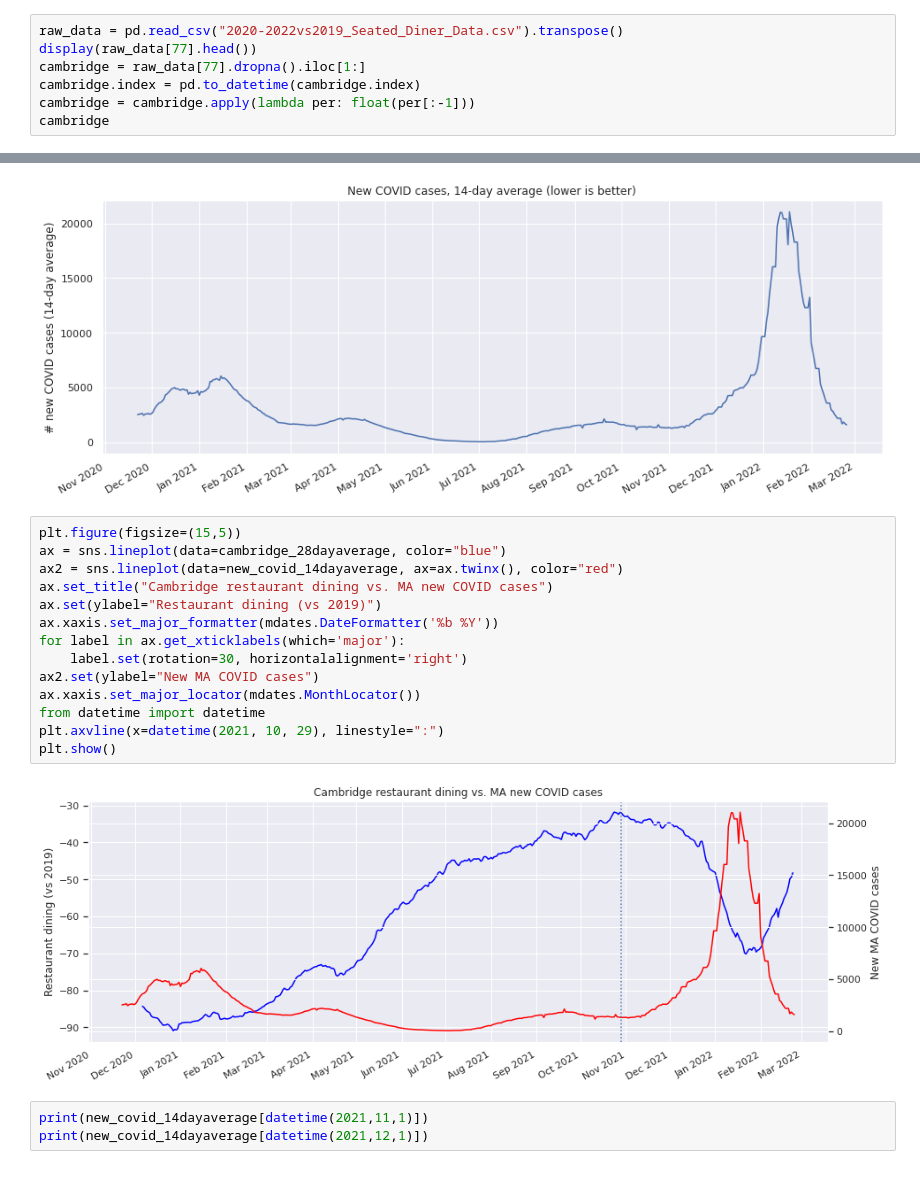
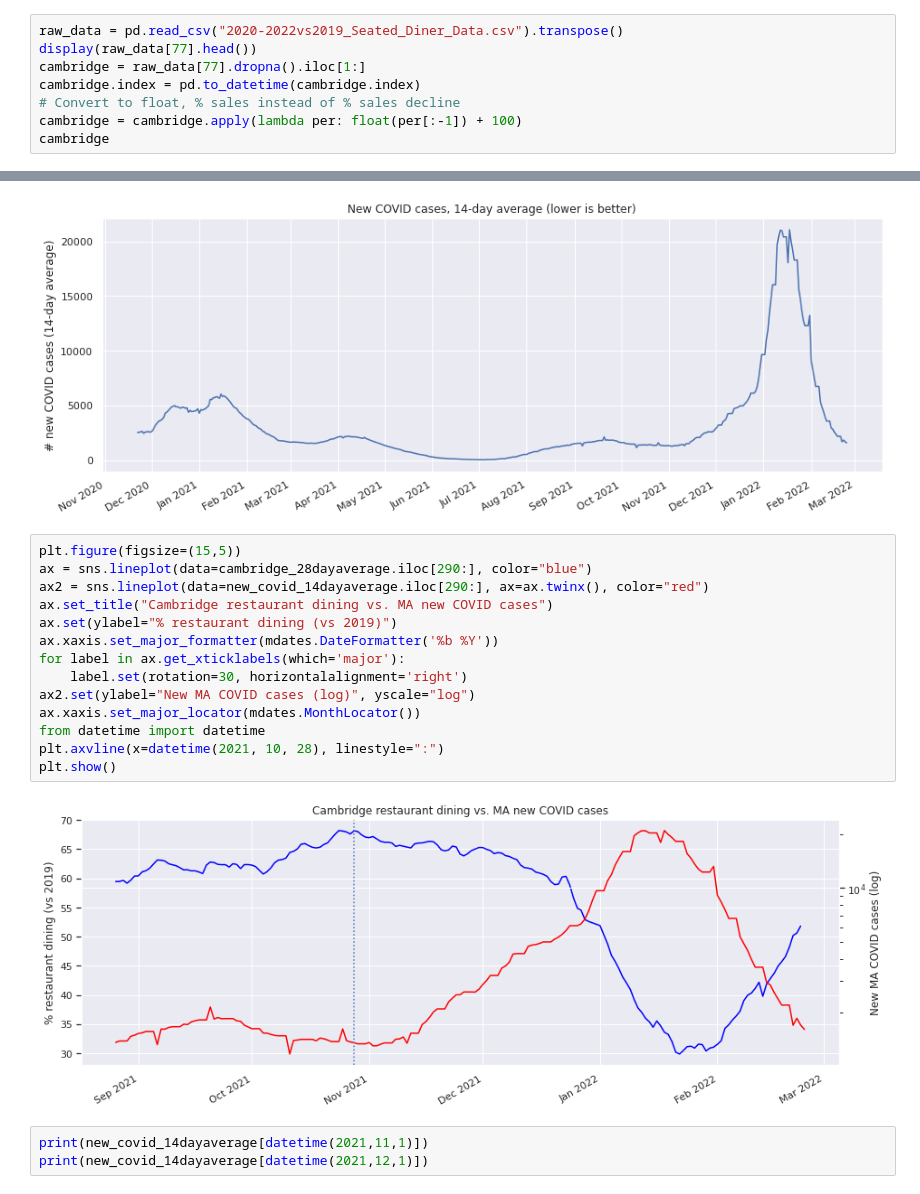
Before and after one commit to itamarst/cambridge-dining, a Jupyter notebook: dining-cambridge.ipynb, the cells around one changed output, grey strips where cells are left out. Saved outputs shown, nothing was run; the diff lists cells and outputs as text.

```diff
--- a/dining-cambridge.ipynb
+++ b/dining-cambridge.ipynb
@@ -9,7 +9,8 @@ raw_data = pd.read_csv("2020-2022vs2019_Seated_Diner_Data.csv").transpose()
 display(raw_data[77].head())
 cambridge = raw_data[77].dropna().iloc[1:]
 cambridge.index = pd.to_datetime(cambridge.index)
-cambridge = cambridge.apply(lambda per: float(per[:-1]))
+# Convert to float, % sales instead of % sales decline
+cambridge = cambridge.apply(lambda per: float(per[:-1]) + 100)
 cambridge
 # %% [output]
 Unnamed: 0    Cambridge (US)
@@ -102,20 +103,20 @@ plot_series(new_covid_14dayaverage, "New COVID cases, 14-day average (lower is b
 [figure]
 # %%
 plt.figure(figsize=(15,5))
-ax = sns.lineplot(data=cambridge_28dayaverage, color="blue")
-ax2 = sns.lineplot(data=new_covid_14dayaverage, ax=ax.twinx(), color="red")
+ax = sns.lineplot(data=cambridge_28dayaverage.iloc[290:], color="blue")
+ax2 = sns.lineplot(data=new_covid_14dayaverage.iloc[290:], ax=ax.twinx(), color="red")
 ax.set_title("Cambridge restaurant dining vs. MA new COVID cases")
-ax.set(ylabel="Restaurant dining (vs 2019)")
+ax.set(ylabel="% restaurant dining (vs 2019)")
 ax.xaxis.set_major_formatter(mdates.DateFormatter('%b %Y'))
 for label in ax.get_xticklabels(which='major'):
     label.set(rotation=30, horizontalalignment='right')
-ax2.set(ylabel="New MA COVID cases")
+ax2.set(ylabel="New MA COVID cases (log)", yscale="log")
 ax.xaxis.set_major_locator(mdates.MonthLocator())
 from datetime import datetime
-plt.axvline(x=datetime(2021, 10, 29), linestyle=":")
+plt.axvline(x=datetime(2021, 10, 28), linestyle=":")
 plt.show()
 # %% [output]
-[figure, old version]
+[figure, new version]
 # %%
 print(new_covid_14dayaverage[datetime(2021,11,1)])
 print(new_covid_14dayaverage[datetime(2021,12,1)])
```
Also changed, not shown: parts of 4 cells of this notebook.
